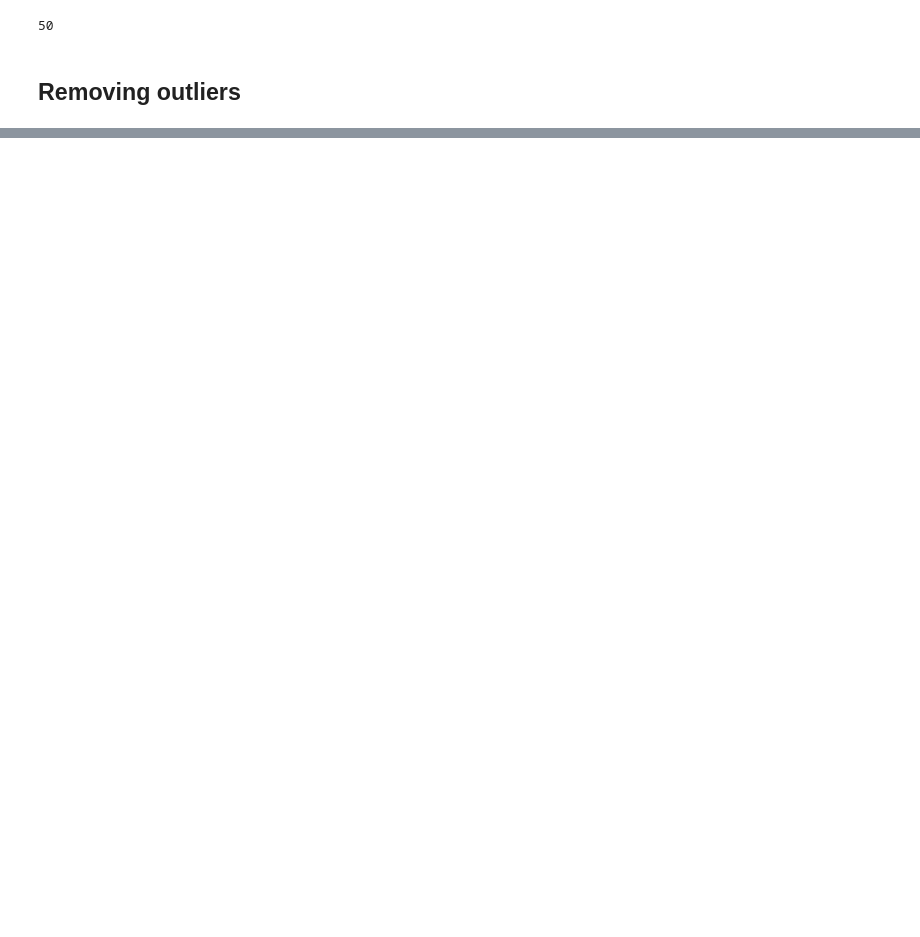
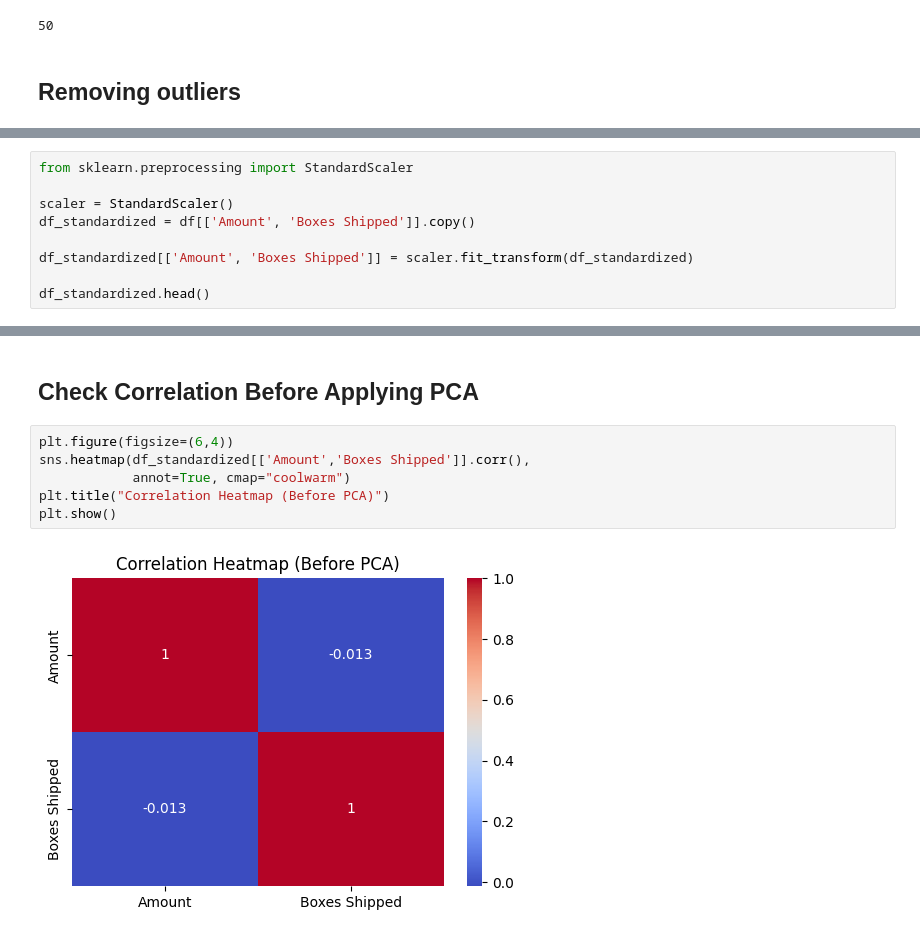
Before and after one commit to SUBAIE1/ML-COURSE-LAB-SOLUTIONS, a Jupyter notebook: lab4/lab4_solution.ipynb, the cells around one changed output, grey strips where cells are left out. Cells and saved outputs as stored; diff of their text form; blank space fills up the shorter version.

```diff
--- a/lab4/lab4_solution.ipynb
+++ b/lab4/lab4_solution.ipynb
@@ -128,0 +161,9 @@ len(outliers)
+# %%
+from sklearn.preprocessing import StandardScaler
+
+scaler = StandardScaler()
+df_standardized = df[['Amount', 'Boxes Shipped']].copy()
+
+df_standardized[['Amount', 'Boxes Shipped']] = scaler.fit_transform(df_standardized)
+
+df_standardized.head()
@@ -128,0 +177,10 @@ len(outliers)
+# %% [markdown]
+## Check Correlation Before Applying PCA
+# %%
+plt.figure(figsize=(6,4))
+sns.heatmap(df_standardized[['Amount','Boxes Shipped']].corr(),
+            annot=True, cmap="coolwarm")
+plt.title("Correlation Heatmap (Before PCA)")
+plt.show()
+# %% [output]
+[figure, added]
```
Also changed, not shown: parts of 14 cells of this notebook, 3 other files.
